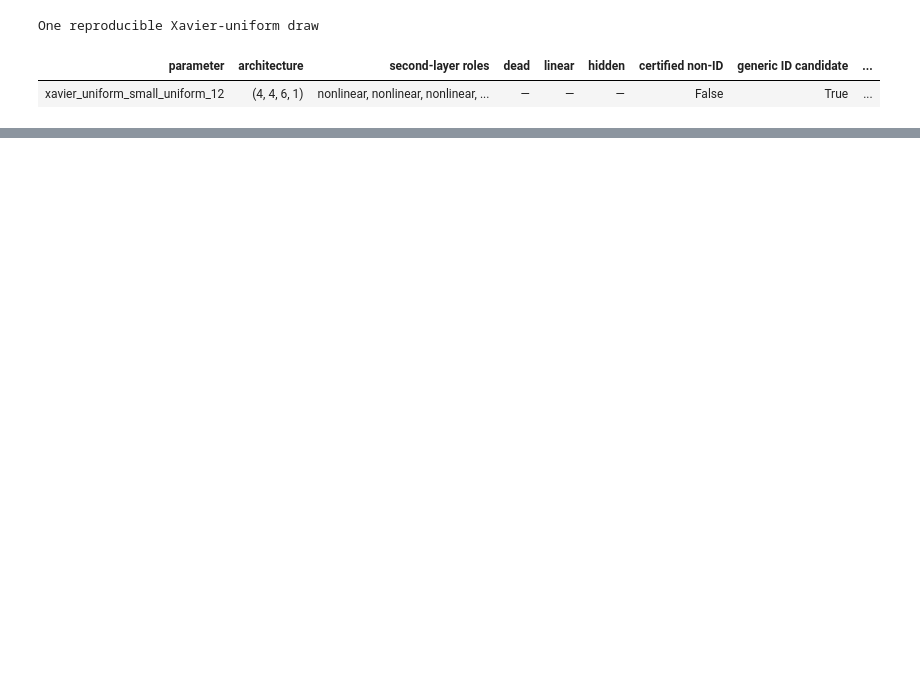
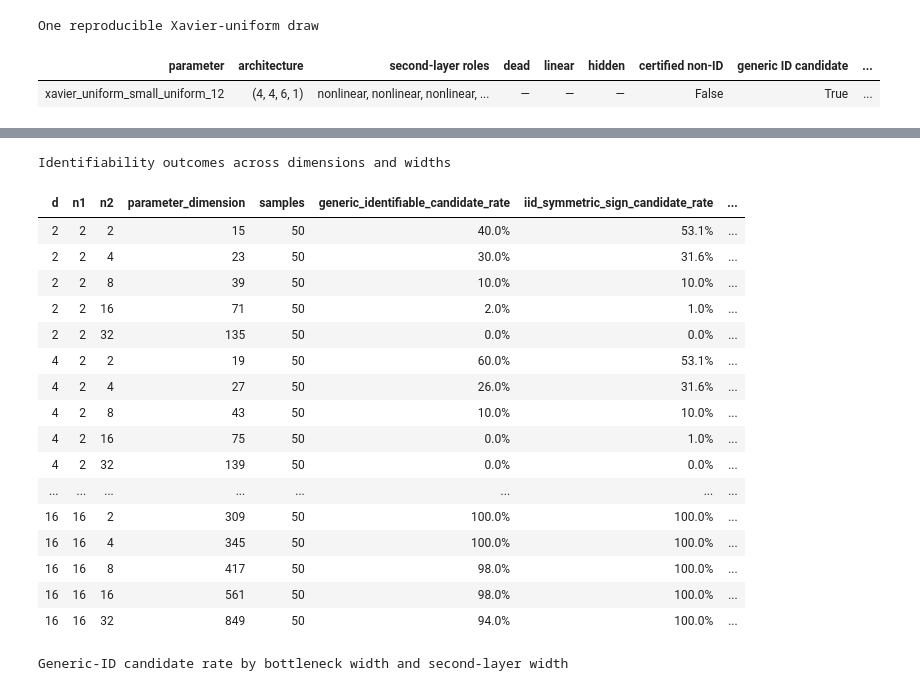
Before and after one commit to MoGrillo/relu-bottleneck-equivalence, a Jupyter notebook: relu_bottleneck_symmetry_workbench.ipynb, the cells around one changed output, grey strips where cells are left out. Drawn from its saved outputs; the diff is of its cells as text; code cells hidden in the pictures; blank space fills up the shorter version.

```diff
--- a/relu_bottleneck_symmetry_workbench.ipynb
+++ b/relu_bottleneck_symmetry_workbench.ipynb
@@ -1938,0 +2240,74 @@ Initialization symmetry frequencies
+# %%
+sweep_summary["iid_symmetric_sign_candidate_rate"] = [
+    iid_symmetric_sign_candidate_rate(n1, n2)
+    for n1, n2 in zip(sweep_summary["n1"], sweep_summary["n2"])
+]
+sweep_summary["empirical_minus_iid_sign_rate"] = (
+    sweep_summary["generic_identifiable_candidate_rate"]
+    - sweep_summary["iid_symmetric_sign_candidate_rate"]
+)
+
+sweep_columns = [
+    "d",
+    "n1",
+    "n2",
+    "parameter_dimension",
+    "samples",
+    "generic_identifiable_candidate_rate",
+    "iid_symmetric_sign_candidate_rate",
+    "empirical_minus_iid_sign_rate",
+    "certified_nonidentifiable_rate",
+    "undetermined_rate",
+]
+sweep_rate_columns = [
+    "generic_identifiable_candidate_rate",
+    "iid_symmetric_sign_candidate_rate",
+    "empirical_minus_iid_sign_rate",
+    "certified_nonidentifiable_rate",
+    "undetermined_rate",
+]
+sweep_view = sweep_summary[sweep_columns].copy()
+sweep_view[sweep_rate_columns] = sweep_view[sweep_rate_columns].astype(float)
+
+sweep_formats = {column: "{:.1%}" for column in sweep_rate_columns}
+sweep_formats["empirical_minus_iid_sign_rate"] = "{:+.1%}"
+show_table(
+    sweep_view,
+    "Identifiability outcomes across dimensions and widths",
+    formats=sweep_formats,
+)
+
+candidate_rate_matrix = (
+    sweep_view
+    .pivot(index=["d", "n1"], columns="n2", values="generic_identifiable_candidate_rate")
+    .rename_axis(columns="second hidden width n2")
+    .reset_index()
+)
+matrix_rate_columns = [
+    column for column in candidate_rate_matrix.columns if column not in ("d", "n1")
+]
+show_table(
+    candidate_rate_matrix,
+    "Generic-ID candidate rate by bottleneck width and second-layer width",
+    formats={column: "{:.1%}" for column in matrix_rate_columns},
+)
+# %% [output]
+Identifiability outcomes across dimensions and widths
+| d | n1 | n2 | parameter_dimension | samples | generic_identifiable_candidate_rate | iid_symmetric_sign_candidate_rate | ... |
+| 2 | 2 | 2 | 15 | 50 | 40.0% | 53.1% | ... |
+| 2 | 2 | 4 | 23 | 50 | 30.0% | 31.6% | ... |
+| 2 | 2 | 8 | 39 | 50 | 10.0% | 10.0% | ... |
+| 2 | 2 | 16 | 71 | 50 | 2.0% | 1.0% | ... |
+| 2 | 2 | 32 | 135 | 50 | 0.0% | 0.0% | ... |
+| 4 | 2 | 2 | 19 | 50 | 60.0% | 53.1% | ... |
+| 4 | 2 | 4 | 27 | 50 | 26.0% | 31.6% | ... |
+| 4 | 2 | 8 | 43 | 50 | 10.0% | 10.0% | ... |
+| 4 | 2 | 16 | 75 | 50 | 0.0% | 1.0% | ... |
+| 4 | 2 | 32 | 139 | 50 | 0.0% | 0.0% | ... |
+| ... | ... | ... | ... | ... | ... | ... | ... |
+| 16 | 16 | 2 | 309 | 50 | 100.0% | 100.0% | ... |
+| 16 | 16 | 4 | 345 | 50 | 100.0% | 100.0% | ... |
+| 16 | 16 | 8 | 417 | 50 | 98.0% | 100.0% | ... |
+| 16 | 16 | 16 | 561 | 50 | 98.0% | 100.0% | ... |
+| 16 | 16 | 32 | 849 | 50 | 94.0% | 100.0% | ... |
+Generic-ID candidate rate by bottleneck width and second-layer width
```
Also changed, not shown: parts of 9 cells of this notebook, 7 other files.
